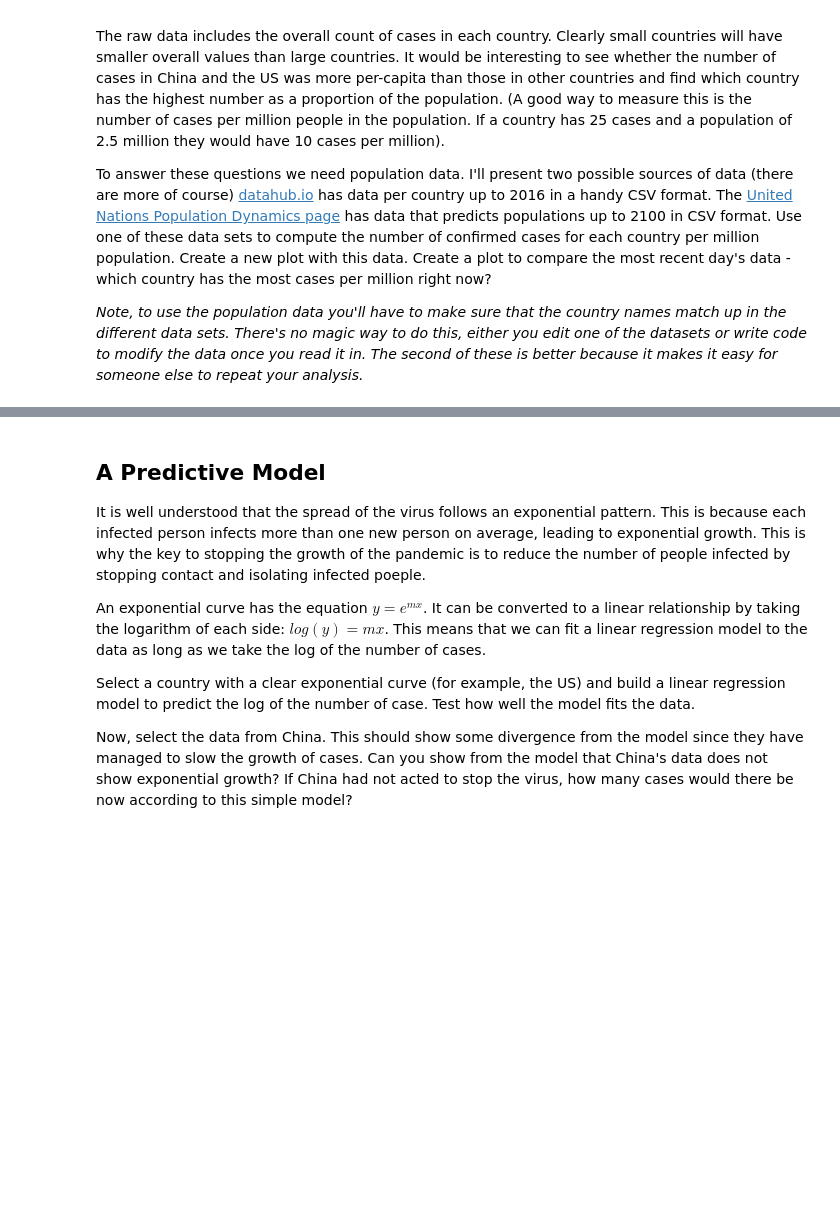
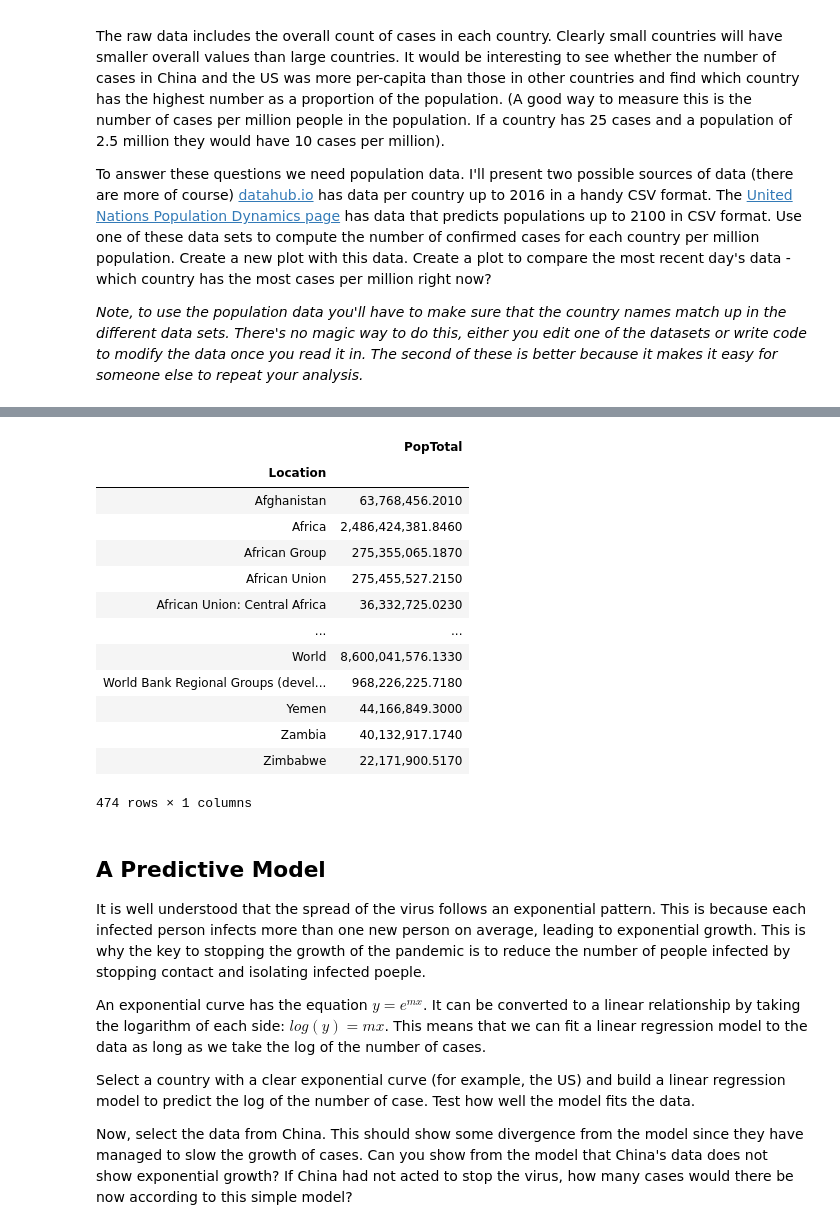
Before and after one commit to iamdraza/University-Practicals, a Jupyter notebook: Portfolio 2.ipynb, the cells around one changed output, grey strips where cells are left out. Drawn from its saved outputs; the diff is of its cells as text; code cells hidden in the pictures; blank space fills up the shorter version.

```diff
--- a/Portfolio 2.ipynb
+++ b/Portfolio 2.ipynb
@@ -158,3 +198,22 @@ _Note, to use the population data you'll have to make sure that the country name
+# %%
+population2 = population1.groupby('Location').sum()
+pd.options.display.float_format = '{:,.4f}'.format
+population2
+# %% [output]
+|  | PopTotal |
+| Location |  |
+| Afghanistan | 63,768,456.2010 |
+| Africa | 2,486,424,381.8460 |
+| African Group | 275,355,065.1870 |
+| African Union | 275,455,527.2150 |
+| African Union: Central Africa | 36,332,725.0230 |
+| ... | ... |
+| World | 8,600,041,576.1330 |
+| World Bank Regional Groups (devel... | 968,226,225.7180 |
+| Yemen | 44,166,849.3000 |
+| Zambia | 40,132,917.1740 |
+| Zimbabwe | 22,171,900.5170 |
+474 rows × 1 columns
 # %% [markdown]
 ## A Predictive Model
 
```
Also changed, not shown: parts of 4 cells of this notebook.
